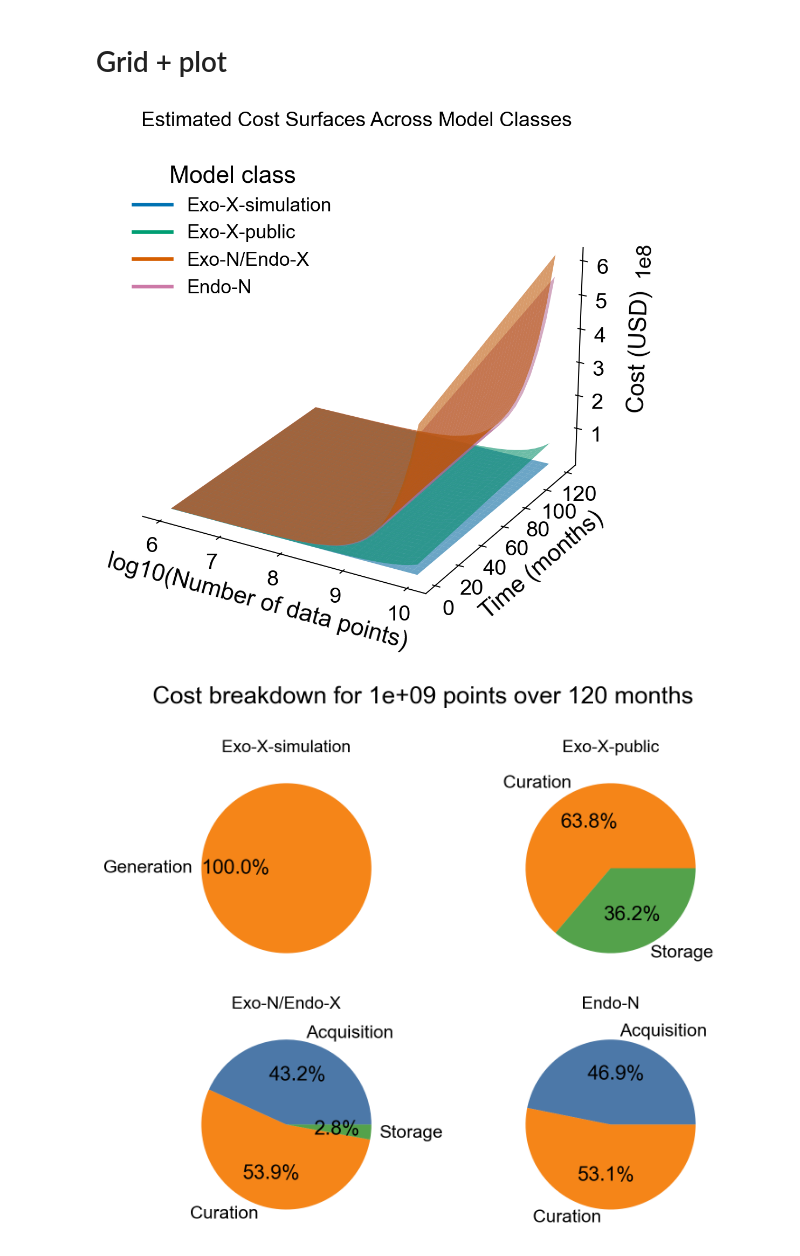
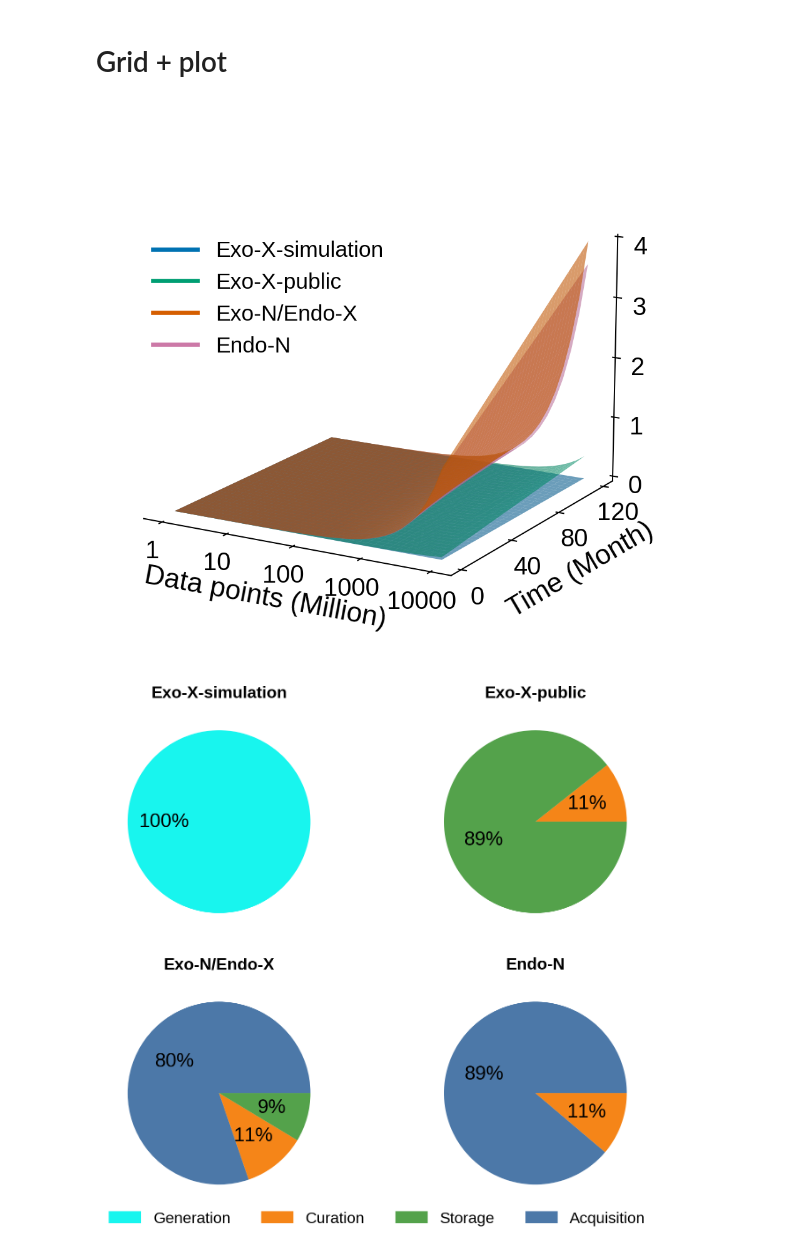
Before and after one commit to BashivanLab/neurofoundations_perspective, a Jupyter notebook: v1/cost_calculations.ipynb, the cells around one changed output. Cells and saved outputs as stored; diff of their text form; code cells hidden in the pictures.

Commit message:
updated cost calculations

```diff
--- a/v1/cost_calculations.ipynb
+++ b/v1/cost_calculations.ipynb
@@ -51,22 +53,22 @@ import matplotlib.pyplot as plt
 # Parameters
 # -----------------------------
 params = {
-    'labor_cost_per_hr': 30.0,
+    'labor_cost_per_hr': 40.0,
     'neural_curation_rate_pts_per_hr': 1000.0,
     'experience_curation_rate_pts_per_hr': 10000.0,
     'gpu_gen_rate_pts_per_sec': 10.0,
     'gpu_cost_per_hr': 2.0,
     'storage_cost_per_gb_month': 0.023,
     'bytes_per_point': {
-        'video': 6.22 * 1024**2,
+        'video': 6.22 * 1024**2 * 10,   # 10s per data point
         'image': 0.1 * 1024**2,
         'text': 4.0,
-        'neural': 0.02 * 1024**2,
+        'neural': 0.02 * 1024**2 * 10,  # 10s per data point
     },
     'mouse_hour_fraction': 0.5,
 }
 hardware = {
-    'two_photon_cost': 700_000.0,  # midpoint of 400k-1M
+    'two_photon_cost': 750_000.0,
     'two_photon_hours_capacity': 40000.0,
     'rig_support_cost': 100000.0,
     'rig_support_hours_capacity': 10000.0,
@@ -76,7 +78,7 @@ hardware = {
     'macaque_hours_capacity': 1000.0,
 }
 per_diem = {
-    'rate_per_day': 3.0,
+    'rate_per_day': 4.0,
     'apply': True,
 }
 # Define data modality mix per class (fractions sum to 1.0)
@@ -108,11 +110,12 @@ def curation_cost_per_point(class_name, params):
         neural_cost = params['labor_cost_per_hr'] / params['neural_curation_rate_pts_per_hr']
         experiential_cost = params['labor_cost_per_hr'] / params['experience_curation_rate_pts_per_hr']
         return neural_cost + experiential_cost
-    # For Exo-N, only neural data
+    # For Endo-N, only neural data
     return params['labor_cost_per_hr'] / params['neural_curation_rate_pts_per_hr']
 
 def acquisition_cost_neural(n_neural_points, months, params, hardware, per_diem):
-    hours_needed = n_neural_points / 3600.0
+    # Each data point = 10 seconds of recording
+    hours_needed = n_neural_points * 10 / 3600.0
     # Split between mouse and macaque hours
     mouse_hours = hours_needed * params['mouse_hour_fraction']
     macaque_hours = hours_needed * (1.0 - params['mouse_hour_fraction'])
@@ -157,8 +160,7 @@ mpl.rcParams.update({
     'savefig.dpi': 400,
     'figure.facecolor': 'white',
     'axes.facecolor': 'white',
-    'font.family': 'sans-serif',
-    'font.sans-serif': ['Arial', 'Helvetica', 'DejaVu Sans'],
+    'font.family': 'Liberation Sans',  # metrically identical to Arial; Arial itself is not installed
     'font.size': 20,
     'axes.titlesize': 17,
     'axes.labelsize': 20,
@@ -216,7 +218,7 @@ def add_surface_legend(ax):
         plt.Line2D([0], [0], color=CLASS_COLORS[name], lw=3, label=name)
         for name in ['Exo-X-simulation', 'Exo-X-public', 'Exo-N/Endo-X', 'Endo-N']
     ]
-    ax.legend(handles=handles, title='Model class', loc='upper left', bbox_to_anchor=(0.02, 0.98))
+    ax.legend(handles=handles, loc='upper left', bbox_to_anchor=(0.05, 0.8))
 # %% [markdown]
 # Grid + plot
 # %%
@@ -229,11 +231,12 @@ N, T = np.meshgrid(n_points_grid, months_grid)
 # mplot3d does not support true log x scaling for surfaces, so transform explicitly
 X = np.log10(N)
 
-fig = plt.figure(figsize=(8.6, 6.2), constrained_layout=True)
+# constrained_layout is incompatible with 3D axes and causes edge clipping
+fig = plt.figure(figsize=(12.0, 7.0))
 ax = fig.add_subplot(111, projection='3d')
 
 for class_name in classes:
-    Z = total_cost(class_name, N, T, params, data_mix, hardware, per_diem)
+    Z = total_cost(class_name, N, T, params, data_mix, hardware, per_diem) / 1e9
     ax.plot_surface(
         X, T, Z,
         alpha=0.58,
@@ -243,39 +246,42 @@ for class_name in classes:
         shade=True,
     )
 
-ax.set_xlabel('log10(Number of data points)', labelpad=8)
-ax.set_ylabel('Time (months)', labelpad=8)
-ax.set_zlabel('Cost (USD)', labelpad=10)
-ax.set_title('Estimated Cost Surfaces Across Model Classes')
-ax.view_init(elev=24, azim=-60)
+ax.set_xlabel('Data points (Million)', labelpad=8)
+ax.set_ylabel('Time (Month)', labelpad=8)
+ax.set_zlabel('Cost (Billion USD)', labelpad=10)
+ax.view_init(elev=15, azim=-60)
 
-# Keep axis framing minimal and readable
+# Ticks at log10 positions, labeled in billions
 ax.xaxis.set_ticks(np.arange(6, 11, 1))
-ax.yaxis.set_ticks(np.arange(0, 121, 20))
+ax.xaxis.set_ticklabels(['1', '10', '100', '1000', '10000'])
+ax.yaxis.set_ticks(np.arange(0, 121, 40))  # every 40 months
 style_3d(ax)
-add_surface_legend(ax)
+add_surface_legend(ax,)
 
-plt.savefig('cost_vs_data_points_and_time_surface.pdf', bbox_inches='tight')
+plt.savefig('cost_vs_data_points_and_time_surface.pdf', bbox_inches='tight', pad_inches=0.5)
 plt.show()
 # %% [output]
-[figure, old version]
+[figure, new version]
 # %%
 %matplotlib inline
 # %%
 # Pie charts of cost breakdown by class
+import matplotlib.patches as mpatches
+
 n_points_pie = 1e9
 months_pie = 120
 
 fig, axes = plt.subplots(2, 2, figsize=(10, 8))
 axes = axes.ravel()
 
-labels = ['Acquisition', 'Curation', 'Storage']
 colors = {
     'Acquisition': '#4C78A8',
     'Curation': '#F58518',
-    'Generation': '#F58518',
+    'Generation': "#18F5EE",
     'Storage': '#54A24B',
 }
+
+legend_handles = {}
 
 for ax, class_name in zip(axes, classes):
     # storage
@@ -283,42 +289,60 @@ for ax, class_name in zip(axes, classes):
         storage = 0.0
     else:
         storage_ppm = storage_cost_per_point_per_month(data_mix[class_name], params)
-        storage = storage_ppm * (n_points_pie / 2.0) * months_pie
+        storage = storage_ppm * n_points_pie * months_pie
 
     # curation
     curation_pp = curation_cost_per_point(class_name, params)
     curation = curation_pp * n_points_pie
 
     # acquisition
     if class_name in ('Exo-N/Endo-X', 'Endo-N'):
         n_neural_points = n_points_pie * data_mix[class_name].get('neural', 0.0)
         acquisition = acquisition_cost_neural(n_neural_points, months_pie, params, hardware, per_diem)
     else:
         acquisition = 0.0
 
     values = [acquisition, curation, storage]
 
     # Use 'Generation' label for Exo-X-simulation, 'Curation' for others
     class_labels = ['Acquisition', 'Generation' if class_name == 'Exo-X-simulation' else 'Curation', 'Storage']
 
     total = sum(values)
     keep = [(v, l) for v, l in zip(values, class_labels) if total > 0 and (v / total) >= 0.01]
     if keep:
         values_plot, labels_plot = zip(*keep)
         colors_plot = [colors[l] for l in labels_plot]
     else:
         values_plot, labels_plot, colors_plot = [0.0], ['No costs'], ['#B0B0B0']
 
-    ax.pie(values_plot, labels=labels_plot, autopct='%1.1f%%', colors=colors_plot)
-    ax.set_title(class_name)
+    ax.pie(
+        values_plot,
+        labels=None,
+        autopct='%1.0f%%',
+        colors=colors_plot,
+        pctdistance=0.6,
+    )
+
+    for label, color in zip(labels_plot, colors_plot):
+        if label not in legend_handles:
+            legend_handles[label] = mpatches.Patch(color=color, label=label)
+
+    ax.set_title(class_name, fontweight='bold')
     ax.set_aspect('equal')
 
-plt.suptitle(f'Cost breakdown for {n_points_pie:.0e} points over {months_pie} months')
+fig.legend(
+    handles=list(legend_handles.values()),
+    loc='lower center',
+    ncol=len(legend_handles),
+    bbox_to_anchor=(0.5, -0.02),
+    frameon=False,
+)
+
 plt.tight_layout()
 plt.savefig('cost_breakdown_pie_charts.pdf', dpi=300, bbox_inches='tight')
 plt.show()
 # %% [output]
-[figure, old version]
+[figure, new version]
 # %%
 %matplotlib inline
 # %%
```
Also changed, not shown: parts of 6 cells of this notebook.
